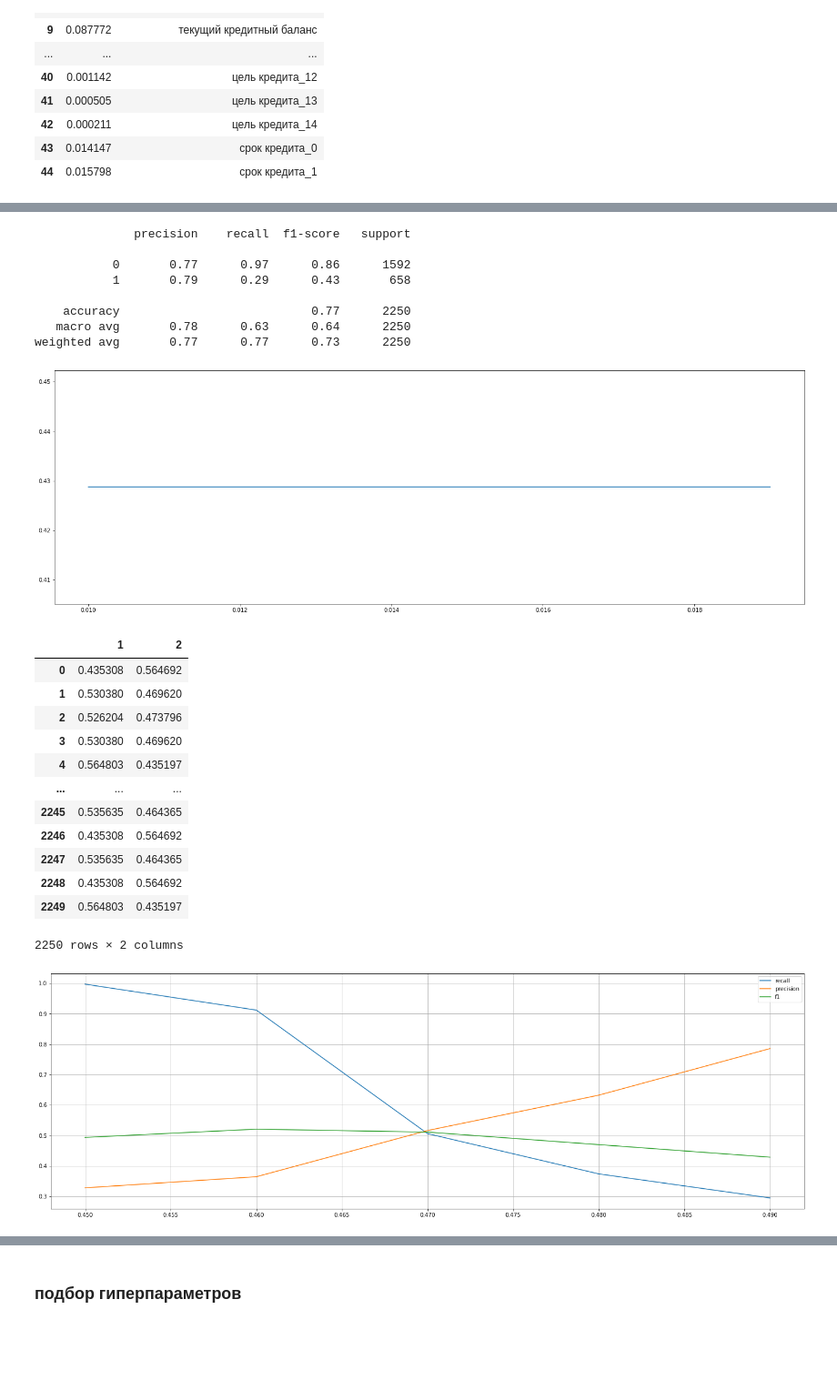
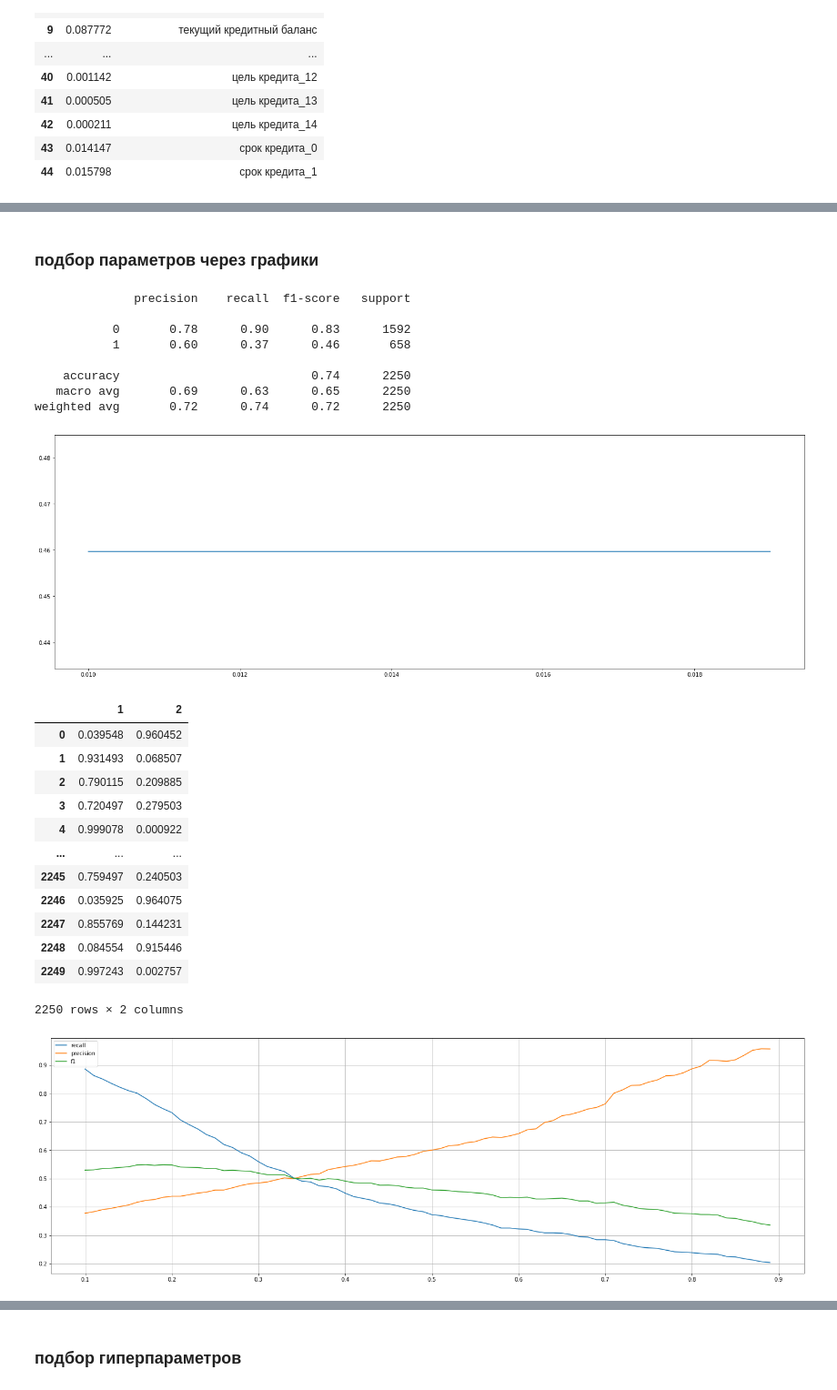
Before and after one commit to paldess/kursov_ml_2, a Jupyter notebook: PMakov_solution-Copy1.ipynb, the cells around one changed output, grey strips where cells are left out. Shown: that part at 91% size. Cells and saved outputs as stored; diff of their text form; code cells hidden in the pictures; blank space fills up the shorter version.

```diff
--- a/PMakov_solution-Copy1.ipynb
+++ b/PMakov_solution-Copy1.ipynb
@@ -251,0 +232,16 @@ rfc_importence
+# %%
+# находим параметр удаления признаков
+
+qw = []
+q = [i/1000 for i in range(10, 100)]
+for i in q:
+    data_1 = data.copy()
+    data_1.drop(list(rfc_importence['key'][rfc_importence['w']<i]), axis=1, inplace=True)
+    x_train, x_test, y_train, y_test = train_test_split(data_1, target, test_size=0.3, random_state=42)
+    xgb = XGBClassifier(eta=0.62,  verbosity=0, max_depth=8, n_jobs=7)
+    xgb.fit(x_train, y_train)
+    y_pred = xgb.predict(x_test)
+    qw.append(f1_score(y_test, y_pred))
+print(classification_report(y_test, y_pred))
+plt.plot(q, qw)
+plt.show()
@@ -252,18 +260,15 @@ rfc_importence
 # %%
-# data_2 = data.copy()
-# data_2.drop(list(rfc_importence['key'][rfc_importence['w']<0.05]), axis=1, inplace=True)
-# data_2
-data.drop(list(rfc_importence['key'][rfc_importence['w']<0.014]), axis=1, inplace=True)
+data.drop(list(rfc_importence['key'][rfc_importence['w']<0.012]), axis=1, inplace=True)
+# %% [markdown]
+### подбор параметров через графики
 # %%
 
 x_train, x_test, y_train, y_test = train_test_split(data, target, test_size=0.3, random_state=42)
 qw = []
 q = [i/1000 for i in range(10, 20)]
 for i in q:
-#     data_1 = data.copy()
-#     data_1.drop(list(rfc_importence['key'][rfc_importence['w']<i]), axis=1, inplace=True)
-#     x_train, x_test, y_train, y_test = train_test_split(data_1, target, test_size=0.3, random_state=42)
-    xgb = XGBClassifier(eta=0.01, max_depth=3, verbosity=0,  n_estimators=14, n_jobs=7, reg_alpha=0.001)
+    xgb = XGBClassifier(eta=0.62, n_estimators=14, verbosity=0, max_depth=8, n_jobs=7, reg_alpha=0.001)
+    # eta=0.01, max_depth=3, verbosity=0,  n_estimators=14, n_jobs=7, reg_alpha=0.001
     xgb.fit(x_train, y_train)
     y_pred = xgb.predict(x_test)
     qw.append(f1_score(y_test, y_pred))
@@ -273,53 +278,53 @@ plt.show()
 # %% [output]
               precision    recall  f1-score   support
 
-           0       0.77      0.97      0.86      1592
-           1       0.79      0.29      0.43       658
+           0       0.78      0.90      0.83      1592
+           1       0.60      0.37      0.46       658
 
-    accuracy                           0.77      2250
-   macro avg       0.78      0.63      0.64      2250
-weighted avg       0.77      0.77      0.73      2250
+    accuracy                           0.74      2250
+   macro avg       0.69      0.63      0.65      2250
+weighted avg       0.72      0.74      0.72      2250
-[figure, old version]
+[figure, new version]
 # %%
 y_proba = xgb.predict_proba(x_test)
 y_proba = pd.DataFrame(y_proba, columns=['1', '2'])
 y_proba
 # %% [output]
 |  | 1 | 2 |
-| 0 | 0.435308 | 0.564692 |
-| 1 | 0.530380 | 0.469620 |
-| 2 | 0.526204 | 0.473796 |
-| 3 | 0.530380 | 0.469620 |
-| 4 | 0.564803 | 0.435197 |
+| 0 | 0.039548 | 0.960452 |
+| 1 | 0.931493 | 0.068507 |
+| 2 | 0.790115 | 0.209885 |
+| 3 | 0.720497 | 0.279503 |
+| 4 | 0.999078 | 0.000922 |
 | ... | ... | ... |
-| 2245 | 0.535635 | 0.464365 |
-| 2246 | 0.435308 | 0.564692 |
-| 2247 | 0.535635 | 0.464365 |
-| 2248 | 0.435308 | 0.564692 |
-| 2249 | 0.564803 | 0.435197 |
+| 2245 | 0.759497 | 0.240503 |
+| 2246 | 0.035925 | 0.964075 |
+| 2247 | 0.855769 | 0.144231 |
+| 2248 | 0.084554 | 0.915446 |
+| 2249 | 0.997243 | 0.002757 |
 2250 rows × 2 columns
 # %%
 rec = []
 pre = []
 f11 = []
 qw = []
-q = (i/100 for i in range(45, 50))
+q = (i/100 for i in range(10, 90))
 for i in q:
     y_pred_proba = np.asarray([np.where(line>i, 1, 0) for line in y_proba['2']])
     rec.append(recall_score(y_test, y_pred_proba))
     pre.append(precision_score(y_test, y_pred_proba))
     f11.append(f1_score(y_test, y_pred_proba))
     qw.append(i)
 y_pred_proba
 
 plt.plot(qw, rec, label='recall')
 plt.plot(qw, pre, label='precision')
 plt.plot(qw, f11, label='f1')
 plt.legend()
 plt.grid()
 plt.show()
 # %% [output]
-[figure, old version]
+[figure, new version]
 # %%
 y_pred_train = xgb.predict_proba(x_train)
 y_pred_train = pd.DataFrame(y_pred_train, columns=['1', '2'])
```
Also changed, not shown: parts of 28 cells of this notebook, 1 other file.
